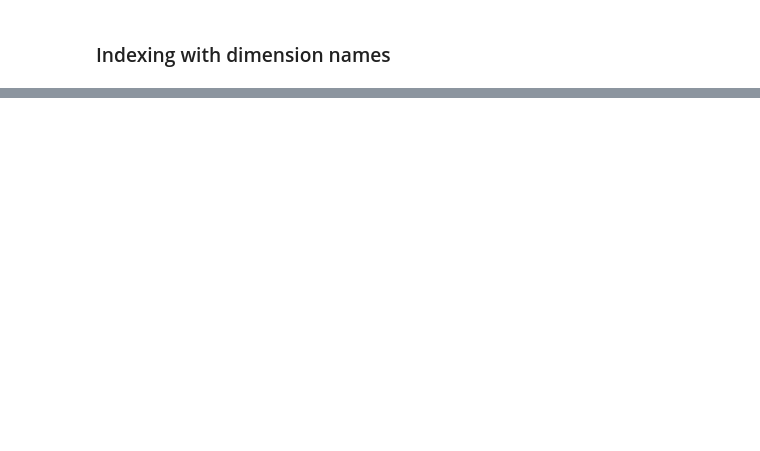
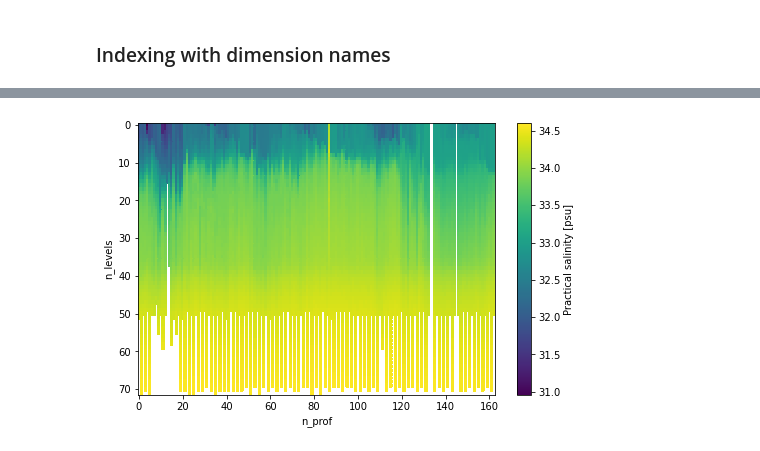
Before and after one commit to clizarraga-UAD7/geo-datascience, a Jupyter notebook: _build/jupyter_execute/JNBooks/XarrayExample1.ipynb, the cells around one changed output, grey strips where cells are left out. Drawn from its saved outputs; the diff is of its cells as text; code cells hidden in the pictures; blank space fills up the shorter version.

```diff
--- a/_build/jupyter_execute/JNBooks/XarrayExample1.ipynb
+++ b/_build/jupyter_execute/JNBooks/XarrayExample1.ipynb
@@ -328,0 +447,6 @@ Coordinates:
+# %%
+# Quick Timeseries Profile plot of Salinity
+argo_data.psal_adjusted.T.plot()
+plt.gca().invert_yaxis()
+# %% [output]
+[figure, added]
```
Also changed, not shown: parts of 47 cells of this notebook, 49 other files.
